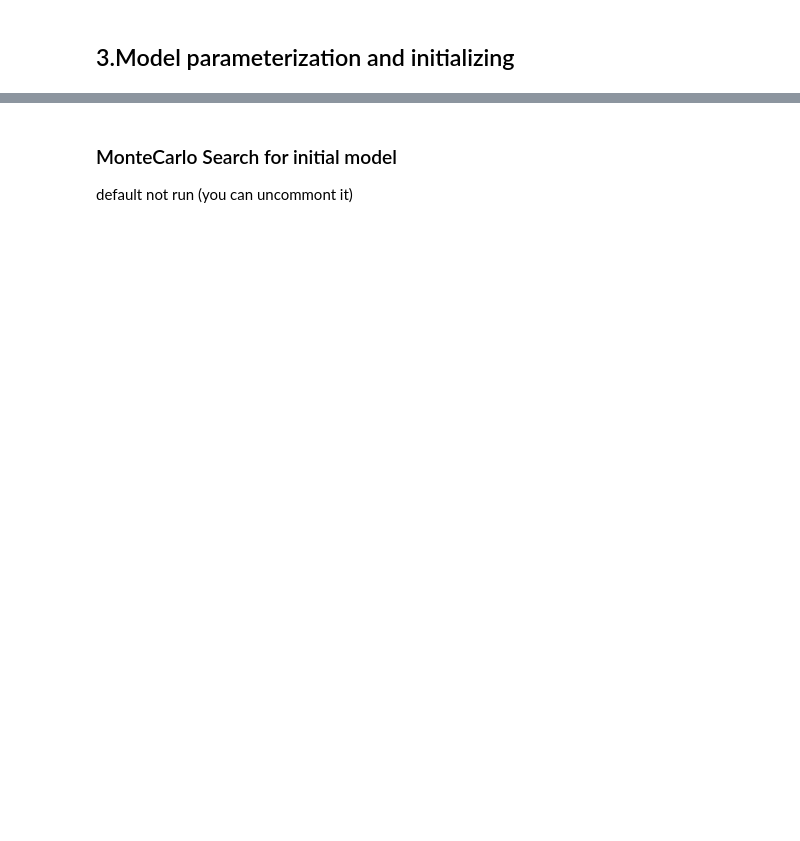
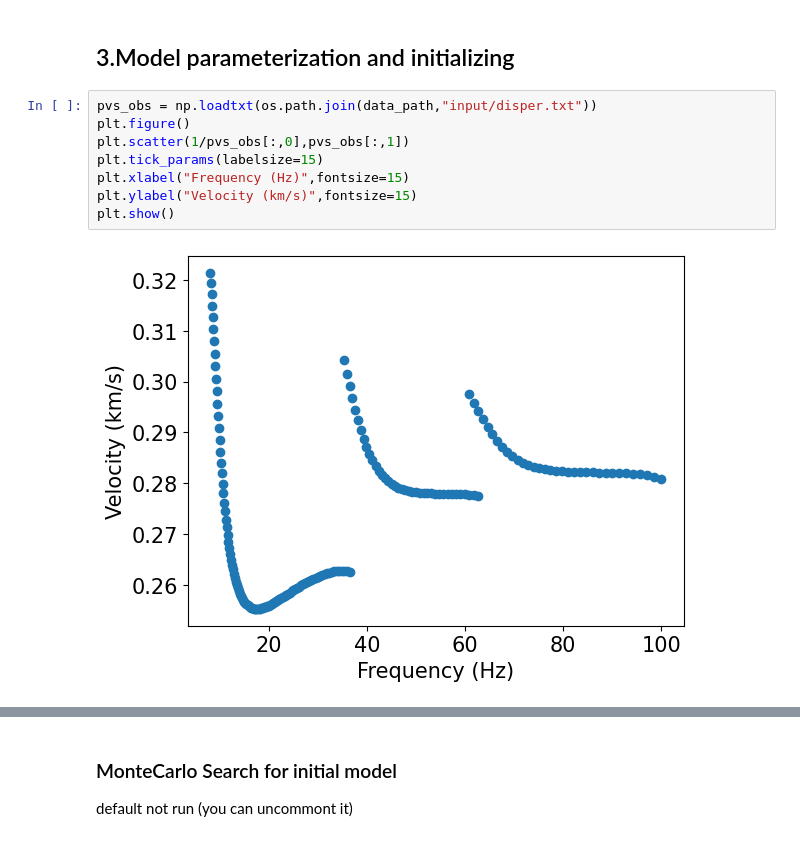
Before and after one commit to liufeng2317/ADsurf, a Jupyter notebook: examples/01_3-layer-sandwitch-Multimodal-inversion.ipynb, the cells around one changed output, grey strips where cells are left out. Saved outputs shown, nothing was run; the diff lists cells and outputs as text; blank space fills up the shorter version.

```diff
--- a/examples/01_3-layer-sandwitch-Multimodal-inversion.ipynb
+++ b/examples/01_3-layer-sandwitch-Multimodal-inversion.ipynb
@@ -74,4 +75,14 @@ inversion_parameter = inv_param(
 )
 # %% [markdown]
 ## 3.Model parameterization and initializing
+# %%
+pvs_obs = np.loadtxt(os.path.join(data_path,"input/disper.txt"))
+plt.figure()
+plt.scatter(1/pvs_obs[:,0],pvs_obs[:,1])
+plt.tick_params(labelsize=15)
+plt.xlabel("Frequency (Hz)",fontsize=15)
+plt.ylabel("Velocity (km/s)",fontsize=15)
+plt.show()
+# %% [output]
+[figure, added]
 # %%
```
Also changed, not shown: parts of 10 cells of this notebook, 15 other files.
